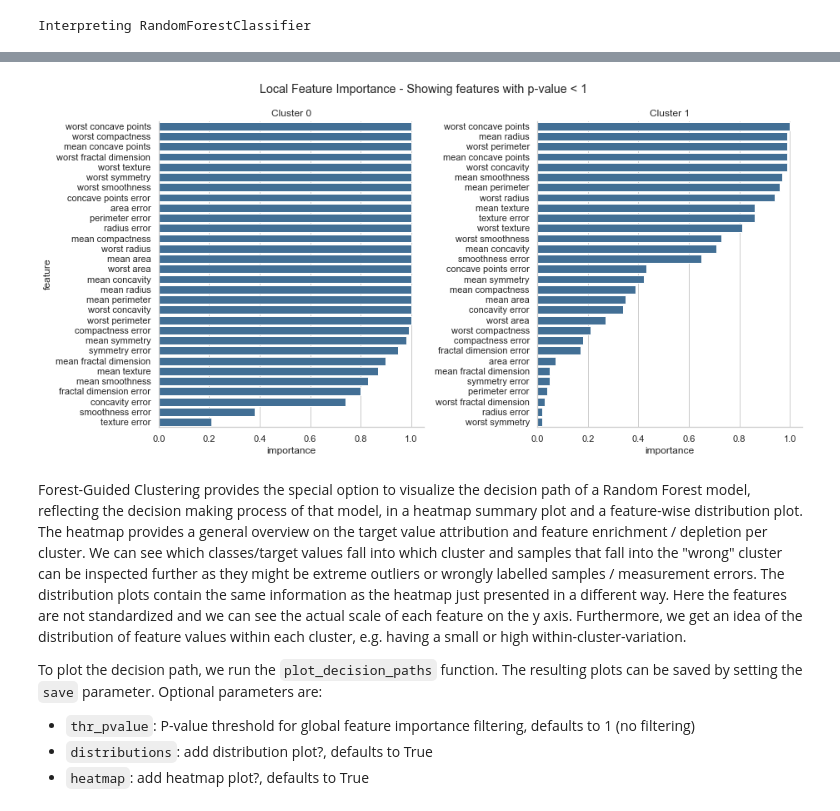
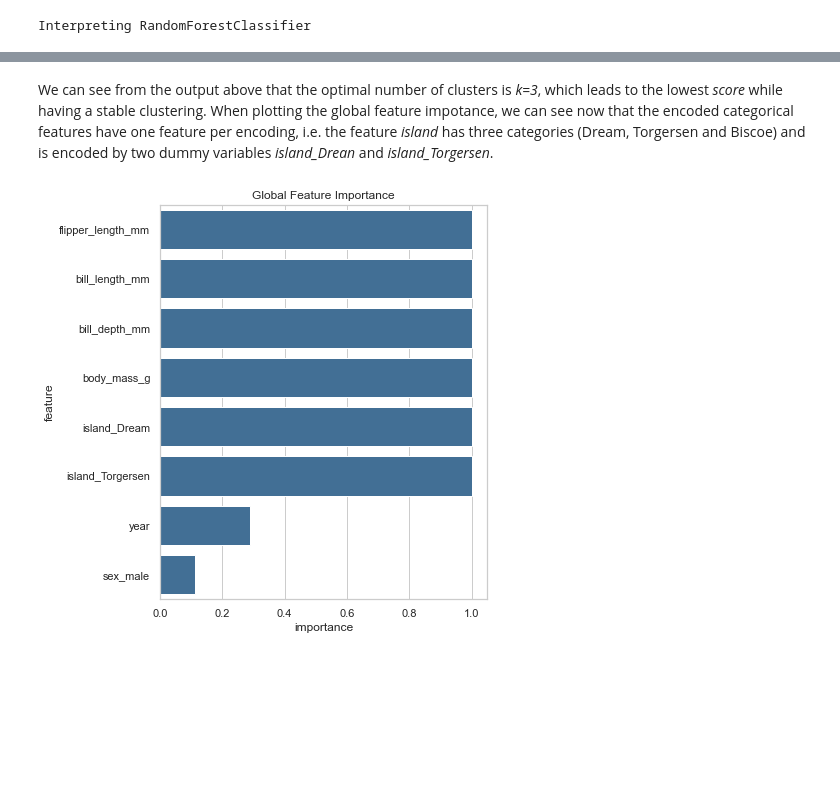
Before and after one commit to HelmholtzAI-Consultants-Munich/fg-clustering, a Jupyter notebook: tutorial.ipynb, the cells around one changed output, grey strips where cells are left out. Cells and saved outputs as stored; diff of their text form; code cells hidden in the pictures; blank space fills up the shorter version.

Commit message:
exchange iris and boston housing dataset for oenguins and california housing dataset

````diff
--- a/tutorial.ipynb
+++ b/tutorial.ipynb
@@ -110,0 +181,9 @@
+# %%
+data_penguins = load_penguins()
+
+# Remove the instances with missing values and check how many we are left with
+print(f"Before omiting the missing values the dataset has {data_penguins.shape[0]} instances")
+data_penguins.dropna(inplace=True)
+print(f"After omiting the missing values the dataset has {data_penguins.shape[0]} instances")
+
+data_penguins.head()
@@ -110,0 +201,16 @@
+# %%
+# preprocess categorical features such that they can be used for the RF model
+data_penguins_encoded = pd.get_dummies(data_penguins, columns=['island', 'sex'], prefix=['island', 'sex'], drop_first=True)
+
+X_penguins = data_penguins_encoded.loc[:, data_penguins_encoded.columns != 'species']
+y_penguins = data_penguins_encoded.species
+
+classifier = RandomForestClassifier(max_samples=0.8, bootstrap=True, oob_score=True, random_state=42)
+
+grid = {'max_depth':[2, 5], 'max_features': ['sqrt', 'log2']}
+grid_classifier = GridSearchCV(classifier, grid, cv=5)
+grid_classifier.fit(X_penguins, y_penguins)
+rf_penguins = grid_classifier.best_estimator_
+
+print(f'Parameters of best prediction model: {grid_classifier.best_params_}')
+print(f'OOB accuracy of prediction model: {round(rf_penguins.oob_score_,3)}')
@@ -110,0 +222,3 @@
+# %%
+fgc = FgClustering(model=rf_penguins, data=data_penguins_encoded, target_column='species')
+fgc.run()
@@ -111,12 +240,6 @@
+# %% [markdown]
+We can see from the output above that the optimal number of clusters is *k=3*, which leads to the lowest *score* while having a stable clustering. When plotting the global feature impotance, we can see now that the encoded categorical features have one feature per encoding, i.e. the feature *island* has three categories (Dream, Torgersen and Biscoe) and is encoded by two dummy variables *island_Drean* and *island_Torgersen*.
 # %%
-fgc.plot_local_feature_importance()
+fgc.plot_global_feature_importance()
 # %% [output]
-[figure, old version]
+[figure, new version]
-# %% [markdown]
-Forest-Guided Clustering provides the special option to visualize the decision path of a Random Forest model, reflecting the decision making process of that model, in a heatmap summary plot and a feature-wise distribution plot. The heatmap provides a general overview on the target value attribution and feature enrichment / depletion per cluster.  We can see which classes/target values fall into which cluster and samples that fall into the "wrong" cluster can be inspected further as they might be extreme outliers or wrongly labelled samples / measurement errors. The distribution plots contain the same information as the heatmap just presented in a different way. Here the features are not standardized and we can see the actual scale of each feature on the y axis. Furthermore, we get an idea of the distribution of feature values within each cluster, e.g. having a small or high within-cluster-variation.
-
-To plot the decision path, we run the ```plot_decision_paths``` function. The resulting plots can be saved by setting the ```save``` parameter. Optional parameters are:
-
-- ```thr_pvalue```: P-value threshold for global feature importance filtering, defaults to 1 (no filtering)
-- ```distributions```: add distribution plot?, defaults to True
-- ```heatmap```: add heatmap plot?, defaults to True
````
Also changed, not shown: parts of 49 cells of this notebook.
